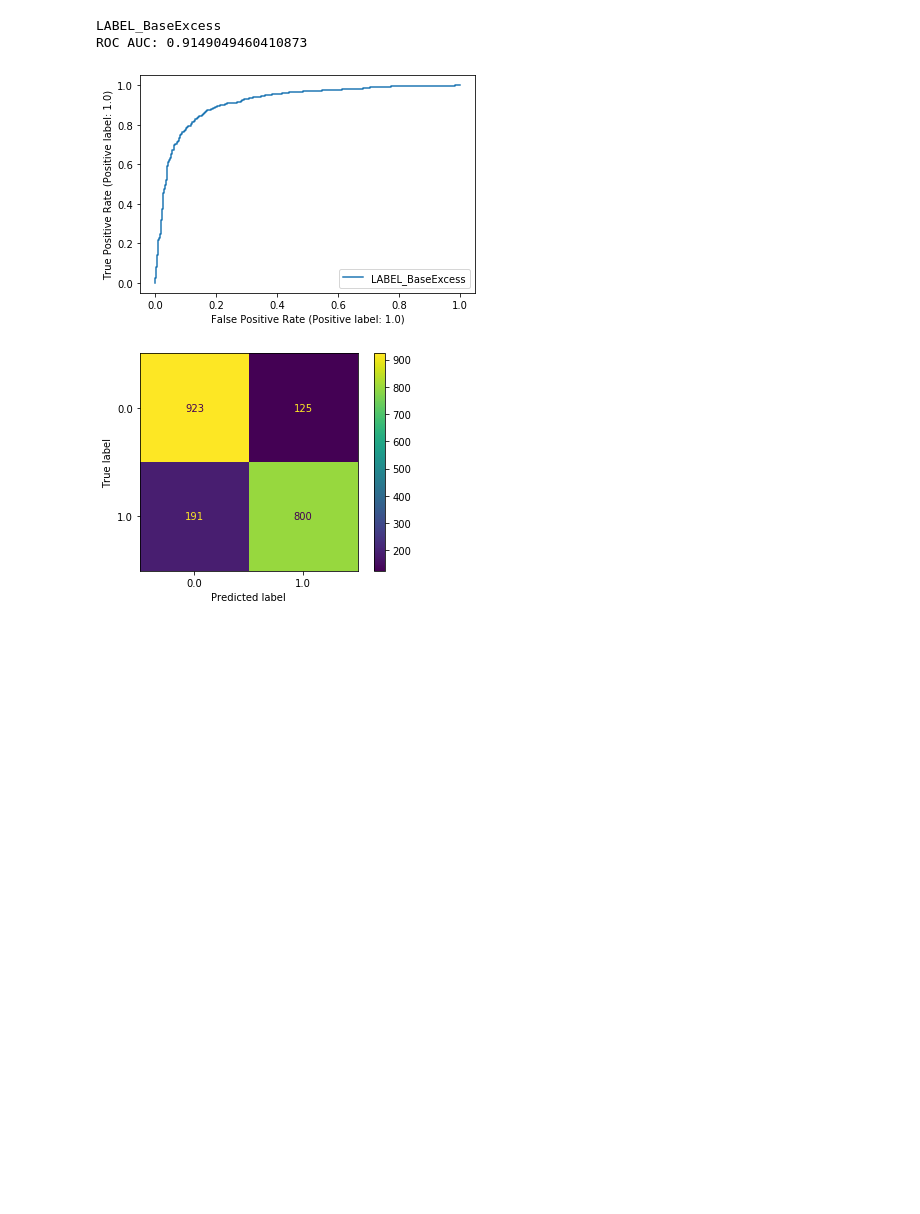
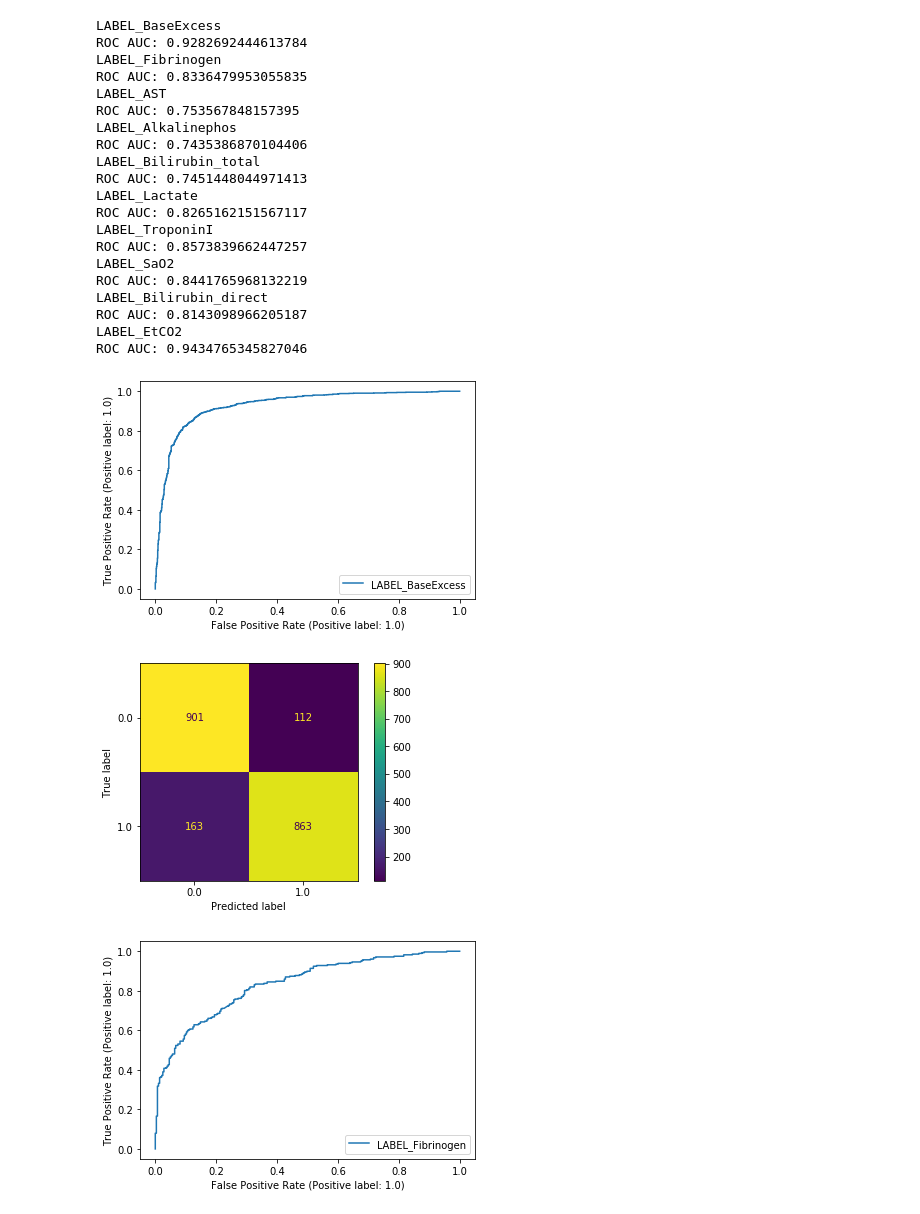
Before and after one commit to maxgalli/ML-course-22, a Jupyter notebook: task2/try.ipynb, the cells around one changed output. Saved outputs shown, nothing was run; the diff lists cells and outputs as text; code cells hidden in the pictures; blank space fills up the shorter version.

```diff
--- a/task2/try.ipynb
+++ b/task2/try.ipynb
@@ -69,3 +68,7 @@ def balance_dataset(train_data, train_labels, label):
     train_labels_ok = train_labels.loc[train_data_ok.index, label]
 
     return train_data_ok, train_labels_ok
+# %%
+labels = ['LABEL_BaseExcess', 'LABEL_Fibrinogen', 'LABEL_AST', 'LABEL_Alkalinephos', 'LABEL_Bilirubin_total', 'LABEL_Lactate', 'LABEL_TroponinI', 'LABEL_SaO2', 'LABEL_Bilirubin_direct', 'LABEL_EtCO2']
+# only to test
+#labels = ["LABEL_BaseExcess"]
@@ -72,26 +77,46 @@ def balance_dataset(train_data, train_labels, label):
 # %%
 for label in labels:
     train_data_balanced, train_labels_balanced = balance_dataset(train_data_pivoted, train_labels, label)
     X_train, X_test, y_train, y_test = train_test_split(train_data_balanced, train_labels_balanced, test_size=0.2, random_state=42)
 
-    #weights = X_train["svc_weights"]
-    #X_train = X_train.drop(columns=["svc_weights"])
-    #X_test = X_test.drop(columns=["svc_weights"])
-
-    clf = svm.SVC(probability=True)
-    #clf.fit(X_train, y_train, sample_weight=weights)
-    clf.fit(X_train, y_train)
+    try:
+        with open("models/{}.pkl".format(label), "rb") as f:
+            clf = pkl.load(f)
+    except:
+        clf = svm.SVC(probability=True)
+        clf.fit(X_train, y_train)
+        with open("models/{}.pkl".format(label), "wb") as f:
+            pkl.dump(clf, f)
 
     y_pred = clf.predict(X_test)
     y_pred_proba = clf.predict_proba(X_test)[:, 1]
 
     # Evaluation
     print(label)
     print(f"ROC AUC: {roc_auc_score(y_test, y_pred_proba)}")
     plot_roc_curve(clf, X_test, y_test, label=label)
-    plot_confusion_matrix(clf, X_test, y_test)
+    plot_confusion_matrix(clf, X_test, y_test);
 # %% [output]
 LABEL_BaseExcess
-ROC AUC: 0.9149049460410873
+ROC AUC: 0.9282692444613784
+LABEL_Fibrinogen
+ROC AUC: 0.8336479953055835
+LABEL_AST
+ROC AUC: 0.753567848157395
+LABEL_Alkalinephos
+ROC AUC: 0.7435386870104406
+LABEL_Bilirubin_total
+ROC AUC: 0.7451448044971413
+LABEL_Lactate
+ROC AUC: 0.8265162151567117
+LABEL_TroponinI
+ROC AUC: 0.8573839662447257
+LABEL_SaO2
+ROC AUC: 0.8441765968132219
+LABEL_Bilirubin_direct
+ROC AUC: 0.8143098966205187
+LABEL_EtCO2
+ROC AUC: 0.9434765345827046
-[figure, old version]
+[figure, new version]
-[figure, old version]
+[figure, new version]
+[figure, added]
```
Also changed, not shown: parts of 13 cells of this notebook, 3 other files.
